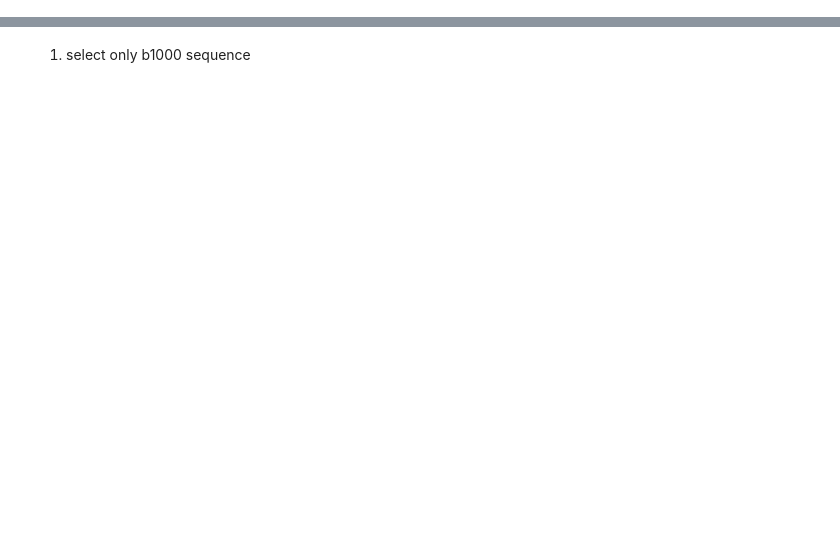
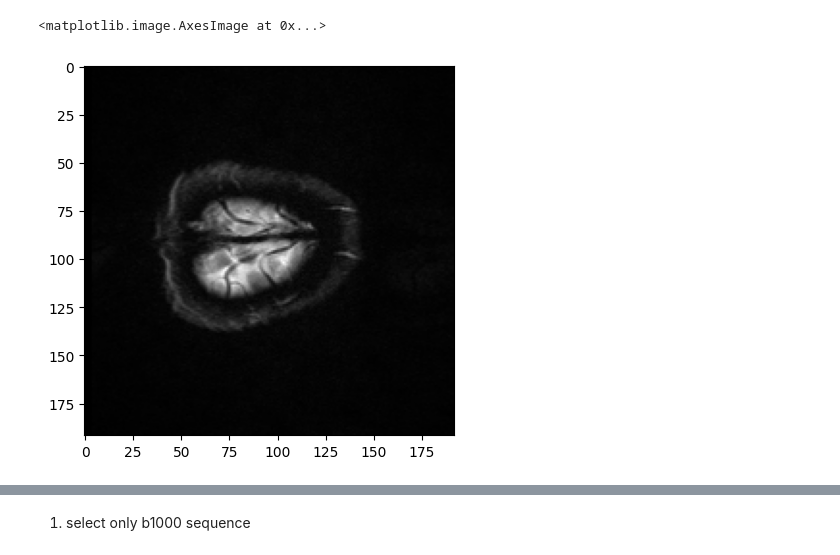
Before and after one commit to buehlpa/berne-cohort-data-pipeline, a Jupyter notebook: 3_0_1_brainles_skullstripping.ipynb, the cells around one changed output, grey strips where cells are left out. Drawn from its saved outputs; the diff is of its cells as text; code cells hidden in the pictures; blank space fills up the shorter version.

```diff
--- a/3_0_1_brainles_skullstripping.ipynb
+++ b/3_0_1_brainles_skullstripping.ipynb
@@ -41 +35,9 @@ df
+# %%
+#last one ok?
+path='/home/bule/berner_daten_analyse/data/nifti_third_try/0082298262/20161224_4200830/ep2d_diff_3scan_trace_p2__1.3.12.2.1107.5.2.30.27272.2016122419201234282284843.0.0.0/ep2d_diff_3scan_trace_p2_1.3.12.2.1107.5.2.30.27272.2016122419201234282284843.0.0.0_ep2d_diff_3scan_trace_p2_20161224191850_2.nii.gz'
+dwi = nib.load(path)
+plt.imshow(dwi.get_fdata()[:,:,-1,:-1], cmap='gray')
+# %% [output]
+<matplotlib.image.AxesImage at 0x...>
+[figure, added]
 # %%
```
Also changed, not shown: parts of 11 cells of this notebook, 5 other files.
